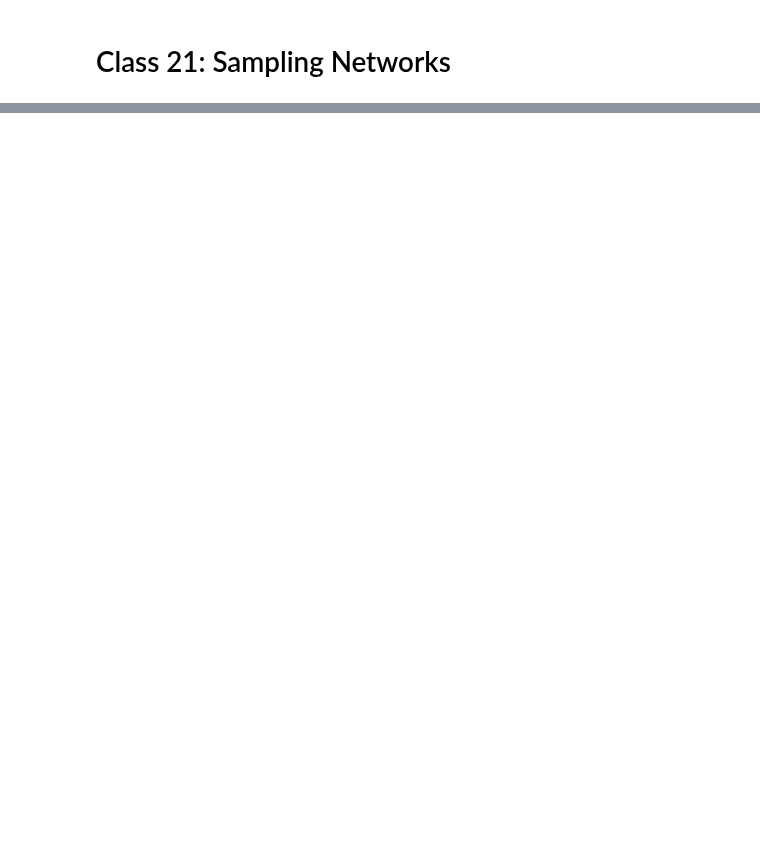
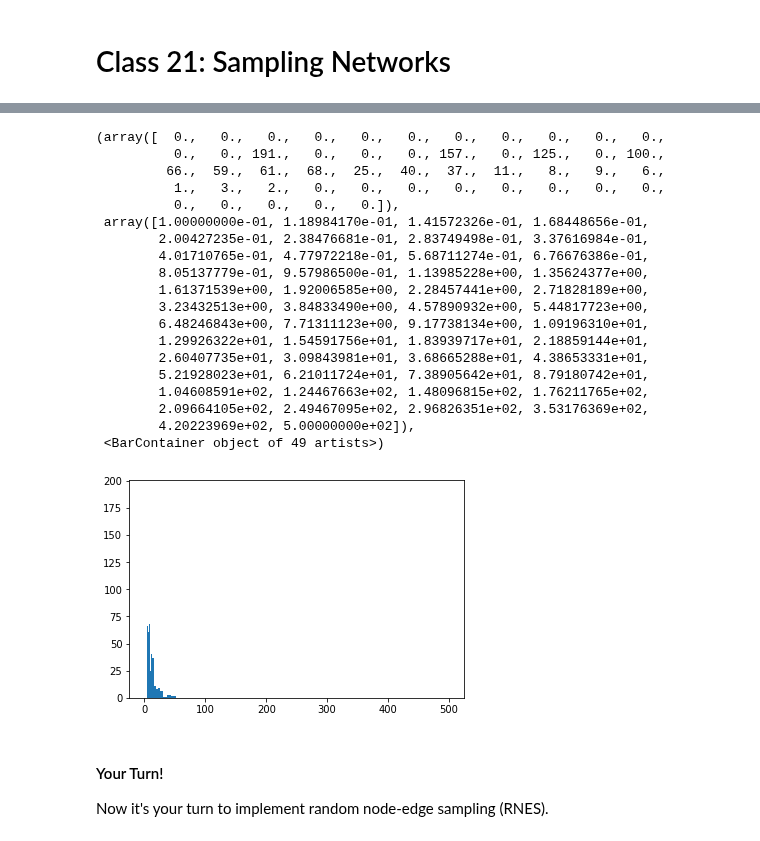
Before and after one commit to asmithh/network-science-data-book, a Jupyter notebook: class_21_sampling.ipynb, the cells around one changed output, grey strips where cells are left out. Cells and saved outputs as stored; diff of their text form; code cells hidden in the pictures; blank space fills up the shorter version.

Commit message:
adding sampling lesson

```diff
--- a/class_21_sampling.ipynb
+++ b/class_21_sampling.ipynb
@@ -20,0 +151,41 @@ Random walks can tell us a fair bit about a network; today, we're going to use r
+# %%
+# Random edge sampling
+edges_to_keep = random.sample([e for e in G_cites.edges()], 500)
+
+set_of_nodes_to_keep = set()
+# keeping nodes that are incident to a sampled edge
+for e in edges_to_keep:
+    set_of_nodes_to_keep.add(e[0])
+    set_of_nodes_to_keep.add(e[1])
+
+G_cite_res = nx.subgraph_view(G_cites, lambda b: True if b in set_of_nodes_to_keep else False)
+# %%
+%matplotlib inline
+import matplotlib.pyplot as plt
+plt.hist([d for n, d in G_cite_res.degree()], bins=np.logspace(np.log10(0.1),np.log10(500), 50))
+plt.xscale('log')
+plt.yscale('log')
+# %% [output]
+(array([  0.,   0.,   0.,   0.,   0.,   0.,   0.,   0.,   0.,   0.,   0.,
+          0.,   0., 191.,   0.,   0.,   0., 157.,   0., 125.,   0., 100.,
+         66.,  59.,  61.,  68.,  25.,  40.,  37.,  11.,   8.,   9.,   6.,
+          1.,   3.,   2.,   0.,   0.,   0.,   0.,   0.,   0.,   0.,   0.,
+          0.,   0.,   0.,   0.,   0.]),
+ array([1.00000000e-01, 1.18984170e-01, 1.41572326e-01, 1.68448656e-01,
+        2.00427235e-01, 2.38476681e-01, 2.83749498e-01, 3.37616984e-01,
+        4.01710765e-01, 4.77972218e-01, 5.68711274e-01, 6.76676386e-01,
+        8.05137779e-01, 9.57986500e-01, 1.13985228e+00, 1.35624377e+00,
+        1.61371539e+00, 1.92006585e+00, 2.28457441e+00, 2.71828189e+00,
+        3.23432513e+00, 3.84833490e+00, 4.57890932e+00, 5.44817723e+00,
+        6.48246843e+00, 7.71311123e+00, 9.17738134e+00, 1.09196310e+01,
+        1.29926322e+01, 1.54591756e+01, 1.83939717e+01, 2.18859144e+01,
+        2.60407735e+01, 3.09843981e+01, 3.68665288e+01, 4.38653331e+01,
+        5.21928023e+01, 6.21011724e+01, 7.38905642e+01, 8.79180742e+01,
+        1.04608591e+02, 1.24467663e+02, 1.48096815e+02, 1.76211765e+02,
+        2.09664105e+02, 2.49467095e+02, 2.96826351e+02, 3.53176369e+02,
+        4.20223969e+02, 5.00000000e+02]),
+ <BarContainer object of 49 artists>)
+[figure, added]
+# %% [markdown]
+#### Your Turn!
+Now it's your turn to implement random node-edge sampling (RNES).
```
Also changed, not shown: parts of 30 cells of this notebook, 4 other files.
